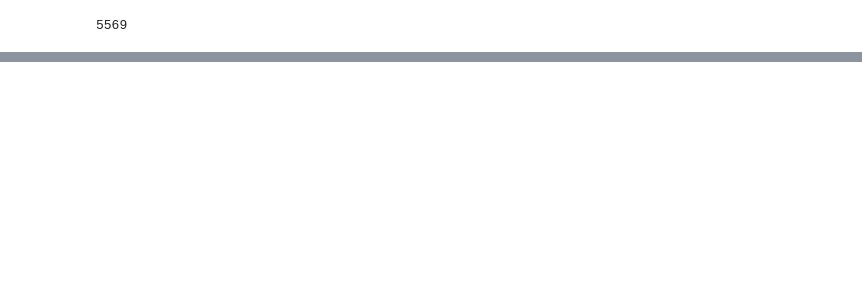
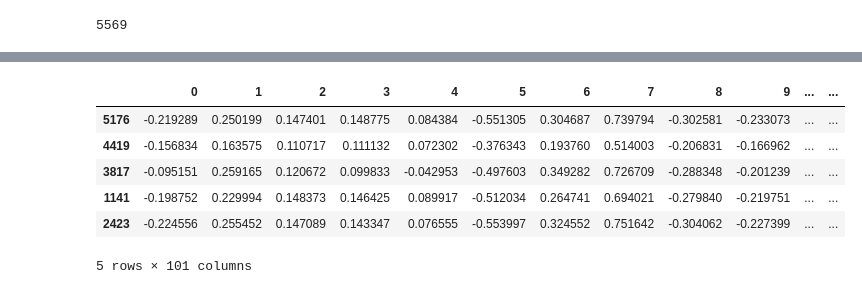
Before and after one commit to ammaarkhan/Ace-Chatbot, a Jupyter notebook: Word2Vec demo.ipynb, the cells around one changed output, grey strips where cells are left out. Drawn from its saved outputs; the diff is of its cells as text; code cells hidden in the pictures; blank space fills up the shorter version.

```diff
--- a/Word2Vec demo.ipynb
+++ b/Word2Vec demo.ipynb
@@ -473,0 +520,3 @@ x_new = np.array(x)
+# %%
+# final input data
+x = df
@@ -473,0 +538,15 @@ x_new = np.array(x)
+# %%
+y=df['Output']
+# %%
+from sklearn.model_selection import train_test_split
+X_train,X_test,y_train,y_test=train_test_split(x,y,test_size=0.20)
+# %%
+X_train.head()
+# %% [output]
+|  | 0 | 1 | 2 | 3 | 4 | 5 | 6 | 7 | 8 | 9 | ... | ... |
+| 5176 | -0.219289 | 0.250199 | 0.147401 | 0.148775 | 0.084384 | -0.551305 | 0.304687 | 0.739794 | -0.302581 | -0.233073 | ... | ... |
+| 4419 | -0.156834 | 0.163575 | 0.110717 | 0.111132 | 0.072302 | -0.376343 | 0.193760 | 0.514003 | -0.206831 | -0.166962 | ... | ... |
+| 3817 | -0.095151 | 0.259165 | 0.120672 | 0.099833 | -0.042953 | -0.497603 | 0.349282 | 0.726709 | -0.288348 | -0.201239 | ... | ... |
+| 1141 | -0.198752 | 0.229994 | 0.148373 | 0.146425 | 0.089917 | -0.512034 | 0.264741 | 0.694021 | -0.279840 | -0.219751 | ... | ... |
+| 2423 | -0.224556 | 0.255452 | 0.147089 | 0.143347 | 0.076555 | -0.553997 | 0.324552 | 0.751642 | -0.304062 | -0.227399 | ... | ... |
+5 rows × 101 columns
```
Also changed, not shown: parts of 31 cells of this notebook.
